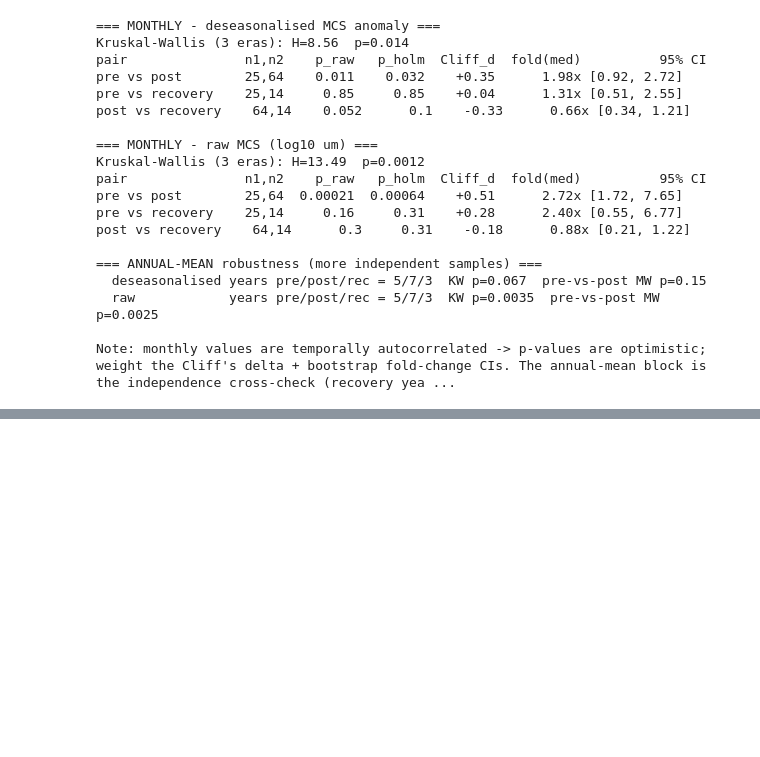
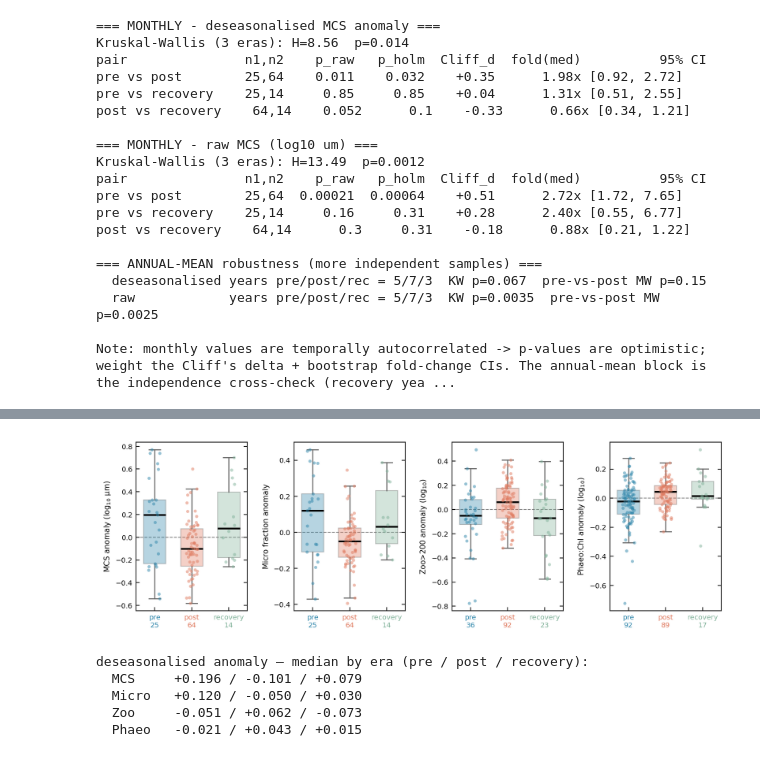
Before and after one commit to ben1post/SSMCariaco, a Jupyter notebook: plots/FIGURE_3.ipynb, the cells around one changed output, grey strips where cells are left out. Saved outputs shown, nothing was run; the diff lists cells and outputs as text; code cells hidden in the pictures; blank space fills up the shorter version.

```diff
--- a/plots/FIGURE_3.ipynb
+++ b/plots/FIGURE_3.ipynb
@@ -1087,0 +1256,58 @@ Note: monthly values are temporally autocorrelated -> p-values are optimistic; w
+# %%
+%config InlineBackend.figure_format = 'retina'
+# Fig 3 exploration — DESEASONALISED boxplots, FULL dataset (no regime split).
+# Anomaly = value minus its calendar-month climatology (same deseasonalisation as panel (a)/Fig 1).
+import numpy as np, pandas as pd, matplotlib.pyplot as plt
+from cariaco_obs import DEFAULT_CSV_PATH
+
+ERA_ORDER = ['pre', 'post', 'recovery']
+ERA_COL = {'pre': '#2E86AB', 'post': '#E07A5F', 'recovery': '#81B29A'}
+
+df = pd.read_csv(DEFAULT_CSV_PATH, parse_dates=['date'])
+df['era'] = np.where(df.date.dt.year < 2005, 'pre',
+            np.where(df.date.dt.year < 2014, 'post', 'recovery'))
+df['mo'] = df.date.dt.month
+df['micro_frac'] = df['micro_mmolN'] / df[['pico_mmolN','nano_mmolN','micro_mmolN']].sum(axis=1)
+
+# (column, short, ylabel, transform)
+METRICS = [('size_centroid',   'MCS',   'MCS anomaly (log$_{10}$ µm)',   lambda v: v),
+           ('micro_frac',      'Micro', 'Micro fraction anomaly',         lambda v: v),
+           ('zoo_gt200_mmolN', 'Zoo',   'Zoo>200 anomaly (log$_{10}$)',   lambda v: np.log10(v)),
+           ('PhaeoChl_ratio',  'Phaeo', 'Phaeo:Chl anomaly (log$_{10}$)', lambda v: np.log10(v))]
+
+rng = np.random.default_rng(0)
+fig, axes = plt.subplots(1, 4, figsize=(8.8, 3.2))
+fig.subplots_adjust(left=0.06, right=0.99, top=0.90, bottom=0.16, wspace=0.42)
+summ = {}
+for ax, (col, short, lab, tf) in zip(axes, METRICS):
+    s = df.dropna(subset=[col]).copy()
+    s['t'] = tf(s[col].astype(float))
+    s['anom'] = s['t'] - s.groupby('mo')['t'].transform('mean')
+    data = [s[s.era == e]['anom'].values for e in ERA_ORDER]
+    bp = ax.boxplot(data, positions=range(3), widths=0.6, showfliers=False, patch_artist=True,
+                    medianprops=dict(color='black', lw=1.8), whiskerprops=dict(color='0.4'),
+                    capprops=dict(color='0.4'), boxprops=dict(lw=0.8, edgecolor='0.3'))
+    for patch, e in zip(bp['boxes'], ERA_ORDER):
+        patch.set_facecolor(ERA_COL[e]); patch.set_alpha(0.35)
+    for i, e in enumerate(ERA_ORDER):
+        ax.scatter(i + rng.uniform(-0.16, 0.16, len(data[i])), data[i], s=10,
+                   color=ERA_COL[e], alpha=0.5, lw=0, zorder=3)
+    ax.axhline(0, color='0.5', ls='--', lw=0.8, zorder=1)
+    ax.set_xticks(range(3))
+    ax.set_xticklabels([f'{e}\n{len(data[i])}' for i, e in enumerate(ERA_ORDER)], fontsize=7)
+    for t, e in zip(ax.get_xticklabels(), ERA_ORDER): t.set_color(ERA_COL[e])
+    ax.set_ylabel(lab, fontsize=7.5)
+    ax.tick_params(top=False, right=True, direction='in', labelsize=7)
+    summ[short] = {e: np.median(data[i]) for i, e in enumerate(ERA_ORDER)}
+plt.show()
+
+print("deseasonalised anomaly — median by era (pre / post / recovery):")
+for k, v in summ.items():
+    print(f"  {k:7s} {v['pre']:+.3f} / {v['post']:+.3f} / {v['recovery']:+.3f}")
+# %% [output]
+[figure, added]
+deseasonalised anomaly — median by era (pre / post / recovery):
+  MCS     +0.196 / -0.101 / +0.079
+  Micro   +0.120 / -0.050 / +0.030
+  Zoo     -0.051 / +0.062 / -0.073
+  Phaeo   -0.021 / +0.043 / +0.015
```
Also changed, not shown: parts of 16 cells of this notebook, 6 other files.
